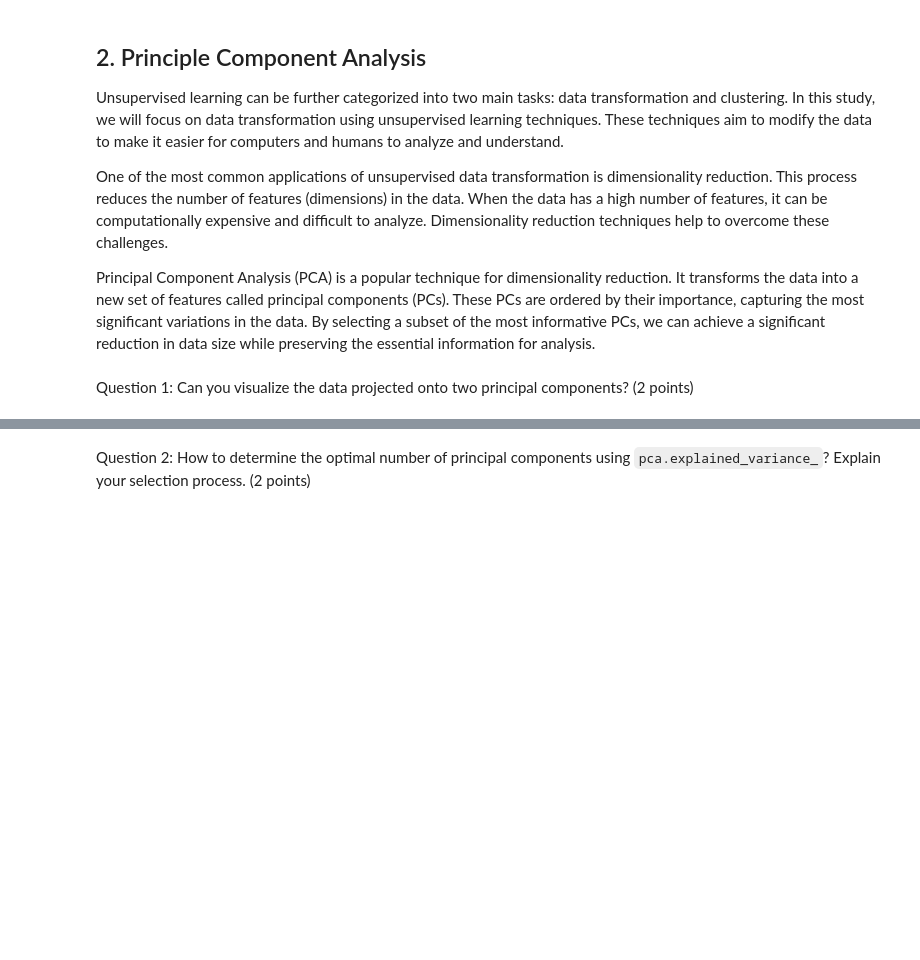
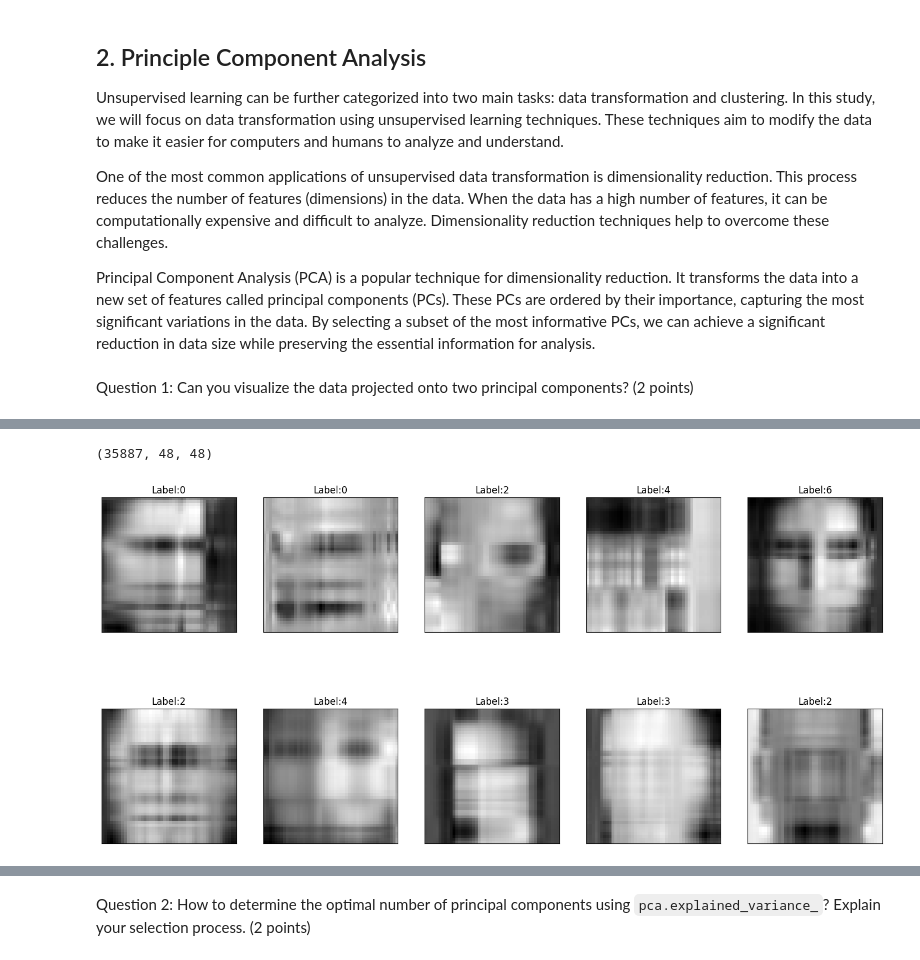
Before and after one commit to ki-chan2002/ML-Mini-Project, a Jupyter notebook: notebooks/EDA.ipynb, the cells around one changed output, grey strips where cells are left out. Cells and saved outputs as stored; diff of their text form; code cells hidden in the pictures; blank space fills up the shorter version.

Commit message:
finish question 1 of PCA: Visualize the data projected onto two principal components.

```diff
--- a/notebooks/EDA.ipynb
+++ b/notebooks/EDA.ipynb
@@ -77,0 +74,18 @@ pca=PCA(n_components=2)
+# %%
+from sklearn.decomposition import PCA
+from sklearn.preprocessing import MinMaxScaler
+
+#chuẩn hóa ảnh và trả về ảnh đã được chuẩn hóa sau khi giảm chiều
+def pca_scale(images: np.ndarray):
+    result = np.zeros(shape=(len(images), 48, 48))
+    for i in range(len(images)):
+        scaler = MinMaxScaler()
+        im_scaled = scaler.fit_transform(images[i])
+        pca = PCA(n_components=2)
+        im_pca = pca.fit_transform(im_scaled)
+        im_pca_inverse = pca.inverse_transform(im_pca)
+        im_pca_inverse_scale = scaler.inverse_transform(im_pca_inverse)
+        result[i] = im_pca_inverse_scale
+    return result
+
+images = pca_scale(images)
@@ -78,4 +112,7 @@ pca=PCA(n_components=2)
 # %%
 ## transform for visualizing here
-# images_pca=pca.transform(images) ## modify images' array to the appropriate shape
-# images_pca.shape
+print(images.shape)
+show_img(images, labels)
+# %% [output]
+(35887, 48, 48)
+[figure, added]
```
Also changed, not shown: parts of 4 cells of this notebook.
